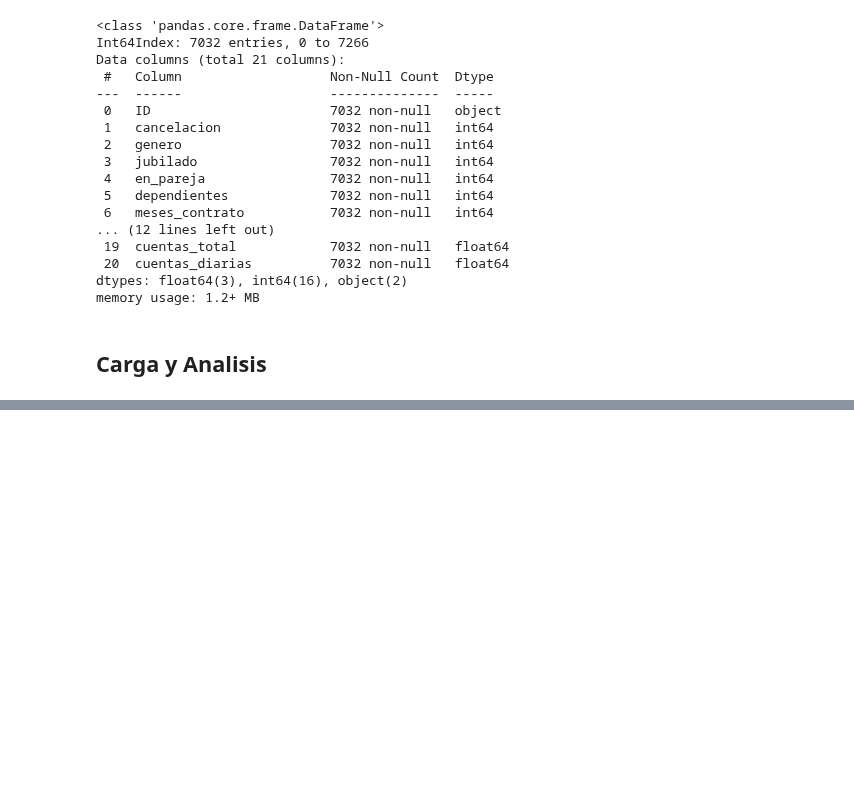
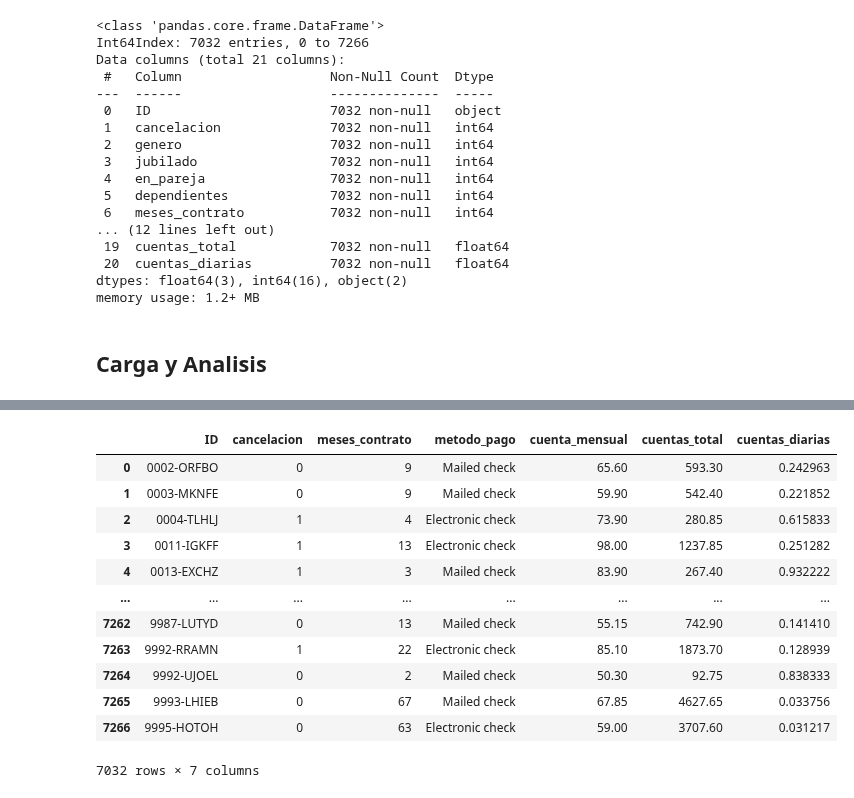
Before and after one commit to jbernalg/challenge_TelecomX, a Jupyter notebook: challenge_telecomx.ipynb, the cells around one changed output, grey strips where cells are left out. Cells and saved outputs as stored; diff of their text form; code cells hidden in the pictures; blank space fills up the shorter version.

```diff
--- a/challenge_telecomx.ipynb
+++ b/challenge_telecomx.ipynb
@@ -529,0 +550,17 @@ memory usage: 1.2+ MB
+# %%
+df_num = df_exp[[col for col in df_exp.columns if col not in var_bin]]
+df_num
+# %% [output]
+|  | ID | cancelacion | meses_contrato | metodo_pago | cuenta_mensual | cuentas_total | cuentas_diarias |
+| 0 | 0002-ORFBO | 0 | 9 | Mailed check | 65.60 | 593.30 | 0.242963 |
+| 1 | 0003-MKNFE | 0 | 9 | Mailed check | 59.90 | 542.40 | 0.221852 |
+| 2 | 0004-TLHLJ | 1 | 4 | Electronic check | 73.90 | 280.85 | 0.615833 |
+| 3 | 0011-IGKFF | 1 | 13 | Electronic check | 98.00 | 1237.85 | 0.251282 |
+| 4 | 0013-EXCHZ | 1 | 3 | Mailed check | 83.90 | 267.40 | 0.932222 |
+| ... | ... | ... | ... | ... | ... | ... | ... |
+| 7262 | 9987-LUTYD | 0 | 13 | Mailed check | 55.15 | 742.90 | 0.141410 |
+| 7263 | 9992-RRAMN | 1 | 22 | Electronic check | 85.10 | 1873.70 | 0.128939 |
+| 7264 | 9992-UJOEL | 0 | 2 | Mailed check | 50.30 | 92.75 | 0.838333 |
+| 7265 | 9993-LHIEB | 0 | 67 | Mailed check | 67.85 | 4627.65 | 0.033756 |
+| 7266 | 9995-HOTOH | 0 | 63 | Electronic check | 59.00 | 3707.60 | 0.031217 |
+7032 rows × 7 columns
```
Also changed, not shown: parts of 5 cells of this notebook.
